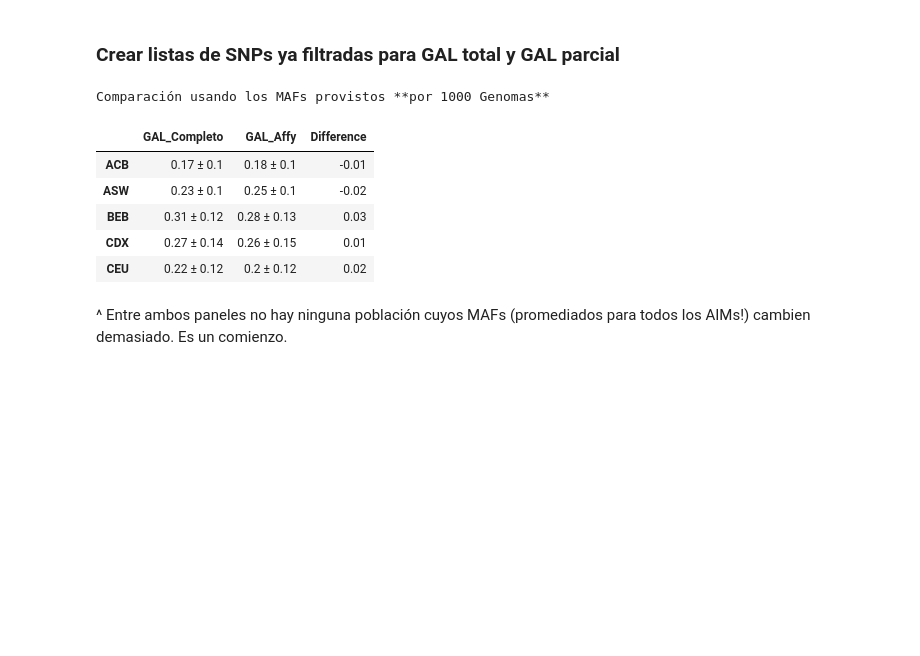
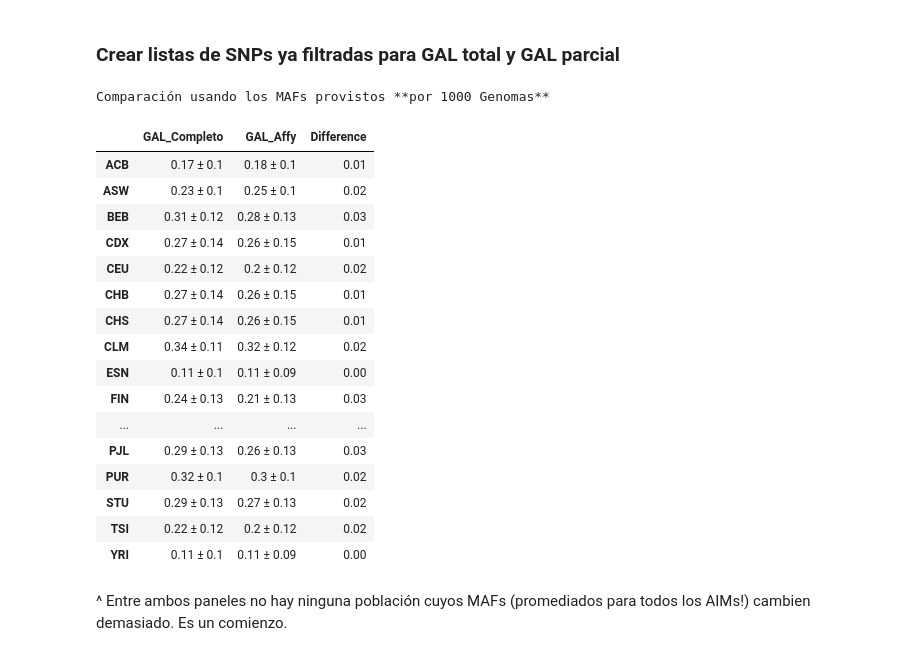
Before and after one commit to jmberros/tesina, a Jupyter notebook: tesina__Positions_and_MAFs.ipynb, the cells around one changed output. Cells and saved outputs as stored; diff of their text form; code cells hidden in the pictures; blank space fills up the shorter version.

```diff
--- a/tesina__Positions_and_MAFs.ipynb
+++ b/tesina__Positions_and_MAFs.ipynb
@@ -279,30 +274,41 @@ df_1000G_SNPs.index.intersection(present.index).values.tofile(
 # %%
 def minidescribe(df):
     df = df.join(mafs["population"]["GAL_Completo"]).loc[:, "ACB":"YRI"]
     df = df.describe().loc[["mean", "std"]].T
     df = df.applymap(lambda x: round(x, 2))
     df["mean ± std"] = df["mean"].astype(str) + " ± " + df["std"].astype(str)
     return df
 
 galanter_summary = minidescribe(galanter)
 present_summary = minidescribe(present)
 
 # This uses Galanter-provided MAFs!
 maf_mean_comparison = galanter_summary.join(present_summary, rsuffix="_")
-maf_mean_comparison["Difference"] = maf_mean_comparison["mean"] - maf_mean_comparison["mean_"]
+maf_mean_comparison["Difference"] = abs(maf_mean_comparison["mean"] - maf_mean_comparison["mean_"])
 maf_mean_comparison.drop(["mean", "std", "mean_", "std_"], axis=1, inplace=True)
 maf_mean_comparison.columns = ["GAL_Completo", "GAL_Affy", "Difference"]
 
 print("Comparación usando los MAFs provistos **por 1000 Genomas**")
-maf_mean_comparison.head()
+maf_mean_comparison
 # %% [output]
 Comparación usando los MAFs provistos **por 1000 Genomas**
 |  | GAL_Completo | GAL_Affy | Difference |
-| ACB | 0.17 ± 0.1 | 0.18 ± 0.1 | -0.01 |
-| ASW | 0.23 ± 0.1 | 0.25 ± 0.1 | -0.02 |
+| ACB | 0.17 ± 0.1 | 0.18 ± 0.1 | 0.01 |
+| ASW | 0.23 ± 0.1 | 0.25 ± 0.1 | 0.02 |
 | BEB | 0.31 ± 0.12 | 0.28 ± 0.13 | 0.03 |
 | CDX | 0.27 ± 0.14 | 0.26 ± 0.15 | 0.01 |
 | CEU | 0.22 ± 0.12 | 0.2 ± 0.12 | 0.02 |
+| CHB | 0.27 ± 0.14 | 0.26 ± 0.15 | 0.01 |
+| CHS | 0.27 ± 0.14 | 0.26 ± 0.15 | 0.01 |
+| CLM | 0.34 ± 0.11 | 0.32 ± 0.12 | 0.02 |
+| ESN | 0.11 ± 0.1 | 0.11 ± 0.09 | 0.00 |
+| FIN | 0.24 ± 0.13 | 0.21 ± 0.13 | 0.03 |
+| ... | ... | ... | ... |
+| PJL | 0.29 ± 0.13 | 0.26 ± 0.13 | 0.03 |
+| PUR | 0.32 ± 0.1 | 0.3 ± 0.1 | 0.02 |
+| STU | 0.29 ± 0.13 | 0.27 ± 0.13 | 0.02 |
+| TSI | 0.22 ± 0.12 | 0.2 ± 0.12 | 0.02 |
+| YRI | 0.11 ± 0.1 | 0.11 ± 0.09 | 0.00 |
 # %% [markdown]
 ^ Entre ambos paneles no hay ninguna población cuyos MAFs (promediados para todos los AIMs!) cambien demasiado. Es un comienzo.
 # %% [markdown]
```
Also changed, not shown: parts of 9 cells of this notebook, 4 other files.
